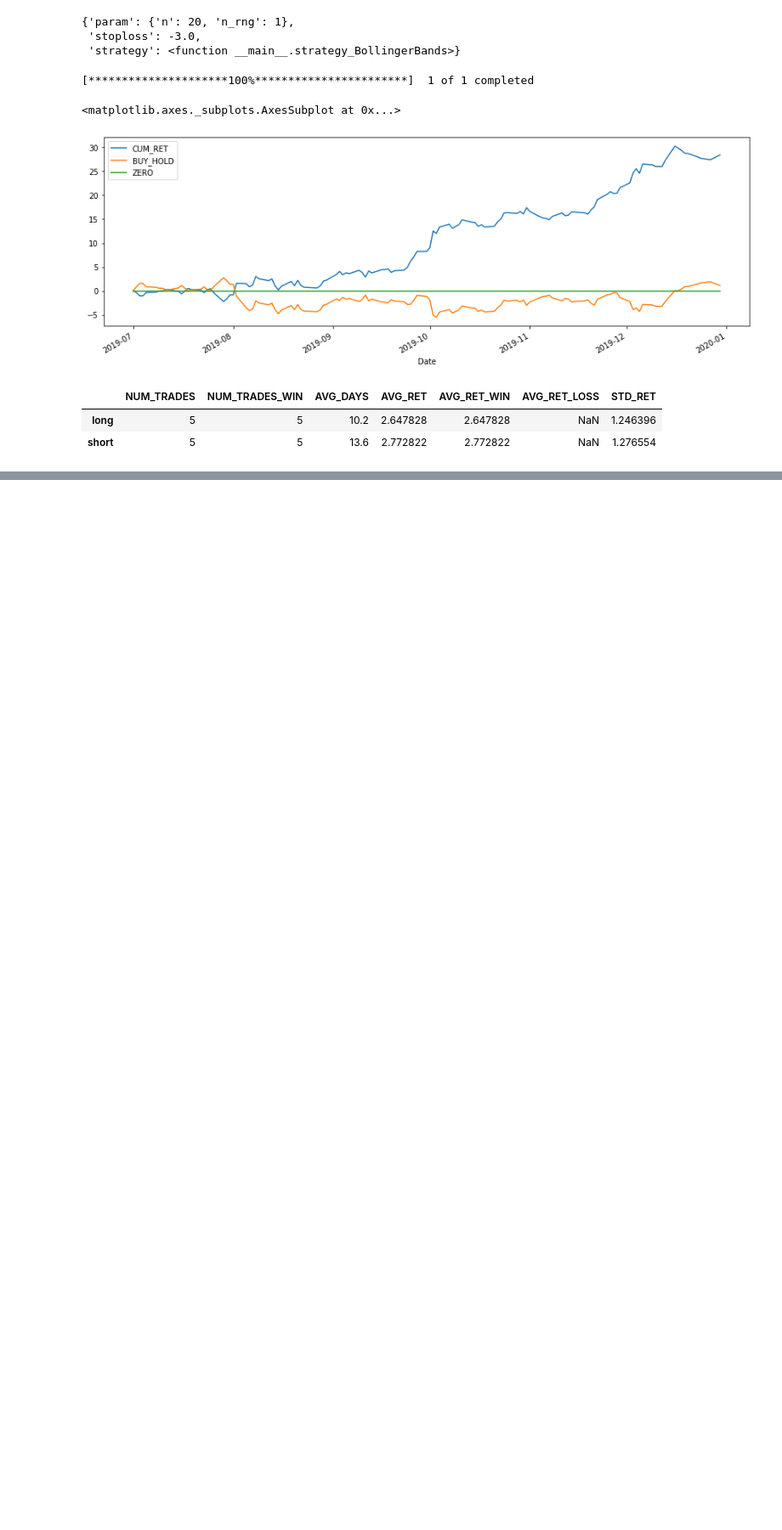
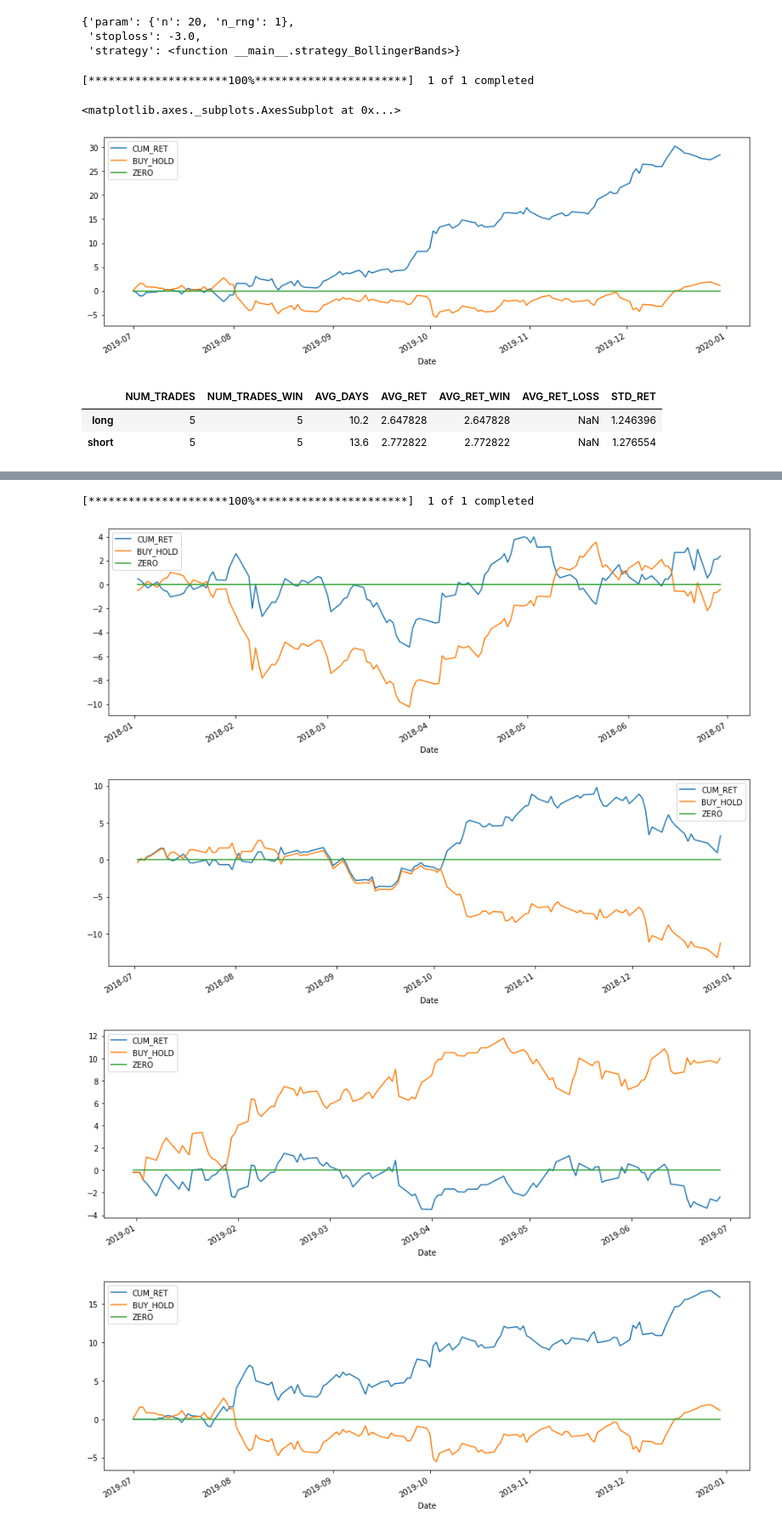
Before and after one commit to bbk-pij-2012-29/trading_with_ta_backtesting, a Jupyter notebook: ta_trading_study.ipynb, the cells around one changed output, grey strips where cells are left out. Shown at 85% size. Drawn from its saved outputs; the diff is of its cells as text; code cells hidden in the pictures; blank space fills up the shorter version.

```diff
--- a/ta_trading_study.ipynb
+++ b/ta_trading_study.ipynb
@@ -1891,0 +1917,35 @@ result['trade_stats']
+# %%
+dt_range = pd.date_range('2017-12-31', '2019-12-31', freq='6m')
+
+result_list = []
+
+for i in range(len(dt_range) - 1):
+  dt = dt_range[i]
+  bt_start = dt - timedelta(days=365)
+  bt_end = dt - timedelta(days=1)
+
+  trade_start = dt
+  trade_end = dt_range[i+1]
+
+  top_strategy = pick_top_strategy(
+      'ISF.L',
+      bt_start.strftime('%Y-%m-%d'), bt_end.strftime('%Y-%m-%d'),
+      strategies
+      )
+
+  result = execute_strategy(
+    'ISF.L', trade_start.strftime('%Y-%m-%d'), trade_end.strftime('%Y-%m-%d'),
+    top_strategy['strategy'], top_strategy['param'], top_strategy['stoploss']
+  )
+
+  result_list.append(result)
+
+
+for result in result_list:
+  result['cum_ret_df'].plot(figsize=(15,5))
+# %% [output]
+[*********************100%***********************]  1 of 1 completed
+[figure, added]
+[figure, added]
+[figure, added]
+[figure, added]
```
Also changed, not shown: parts of 10 cells of this notebook.
